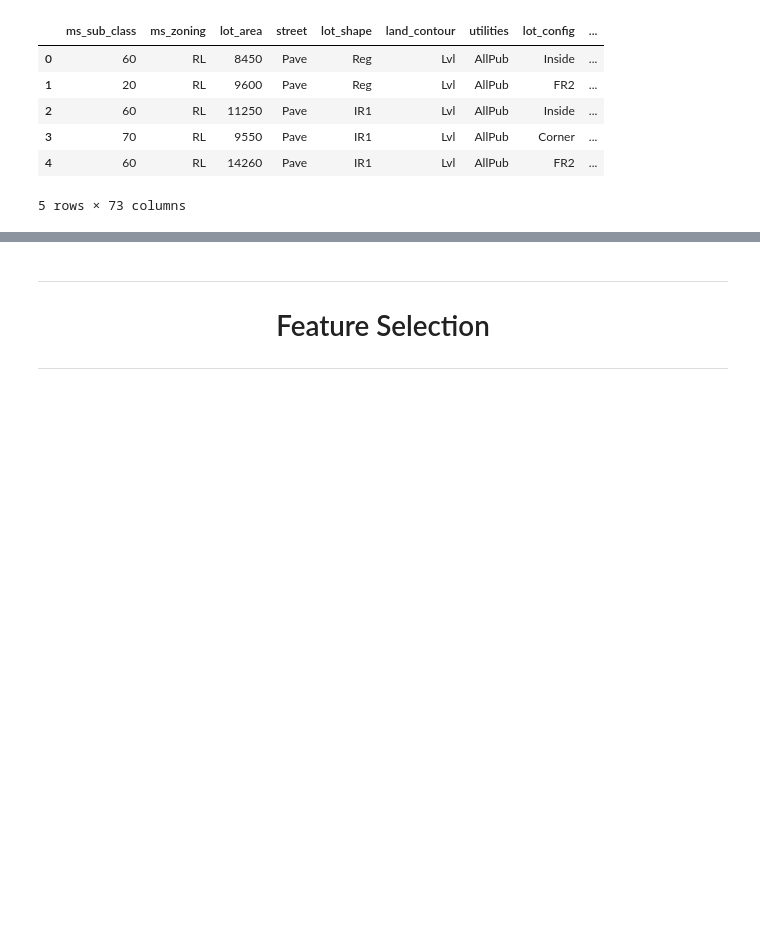
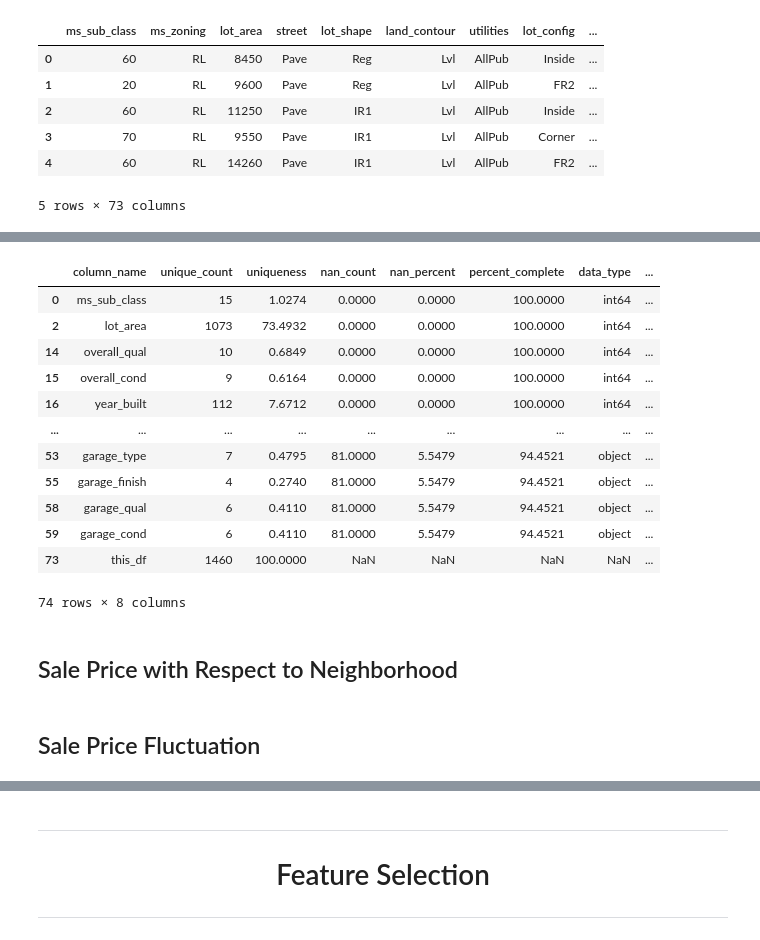
Before and after one commit to jazz-2021/project, a Jupyter notebook: house_prices/house_price_regression.ipynb, the cells around one changed output, grey strips where cells are left out. Cells and saved outputs as stored; diff of their text form; code cells hidden in the pictures; blank space fills up the shorter version.

```diff
--- a/house_prices/house_price_regression.ipynb
+++ b/house_prices/house_price_regression.ipynb
@@ -44,3 +110,8 @@ house_df
 | 1458 | 1459 | 20 | RL | 68.0 | 9717 | Pave | NaN | Reg | Lvl | ... |
 | 1459 | 1460 | 20 | RL | 75.0 | 9937 | Pave | NaN | Reg | Lvl | ... |
 1460 rows × 81 columns
+# %%
+##### introduce new columns
+house_df["age_sold"] = house_df["yr_sold"] - house_df["year_built"]
+
+# house_df["age_sold"]
@@ -99,0 +188,19 @@ cleaned_house_df.head(5)
+# %%
+house_df_summary = dataframe_summary(cleaned_house_df, 10)
+house_df_summary.sort_values(["percent_complete", "data_type"], ascending=[False, True])
+# %% [output]
+|  | column_name | unique_count | uniqueness | nan_count | nan_percent | percent_complete | data_type | ... |
+| 0 | ms_sub_class | 15 | 1.0274 | 0.0000 | 0.0000 | 100.0000 | int64 | ... |
+| 2 | lot_area | 1073 | 73.4932 | 0.0000 | 0.0000 | 100.0000 | int64 | ... |
+| 14 | overall_qual | 10 | 0.6849 | 0.0000 | 0.0000 | 100.0000 | int64 | ... |
+| 15 | overall_cond | 9 | 0.6164 | 0.0000 | 0.0000 | 100.0000 | int64 | ... |
+| 16 | year_built | 112 | 7.6712 | 0.0000 | 0.0000 | 100.0000 | int64 | ... |
+| ... | ... | ... | ... | ... | ... | ... | ... | ... |
+| 53 | garage_type | 7 | 0.4795 | 81.0000 | 5.5479 | 94.4521 | object | ... |
+| 55 | garage_finish | 4 | 0.2740 | 81.0000 | 5.5479 | 94.4521 | object | ... |
+| 58 | garage_qual | 6 | 0.4110 | 81.0000 | 5.5479 | 94.4521 | object | ... |
+| 59 | garage_cond | 6 | 0.4110 | 81.0000 | 5.5479 | 94.4521 | object | ... |
+| 73 | this_df | 1460 | 100.0000 | NaN | NaN | NaN | NaN | ... |
+74 rows × 8 columns
+# %% [markdown]
+## Sale Price with Respect to Neighborhood
@@ -99,0 +274,2 @@ cleaned_house_df.head(5)
+# %% [markdown]
+## Sale Price Fluctuation
```
Also changed, not shown: parts of 12 cells of this notebook, 1 other file.
